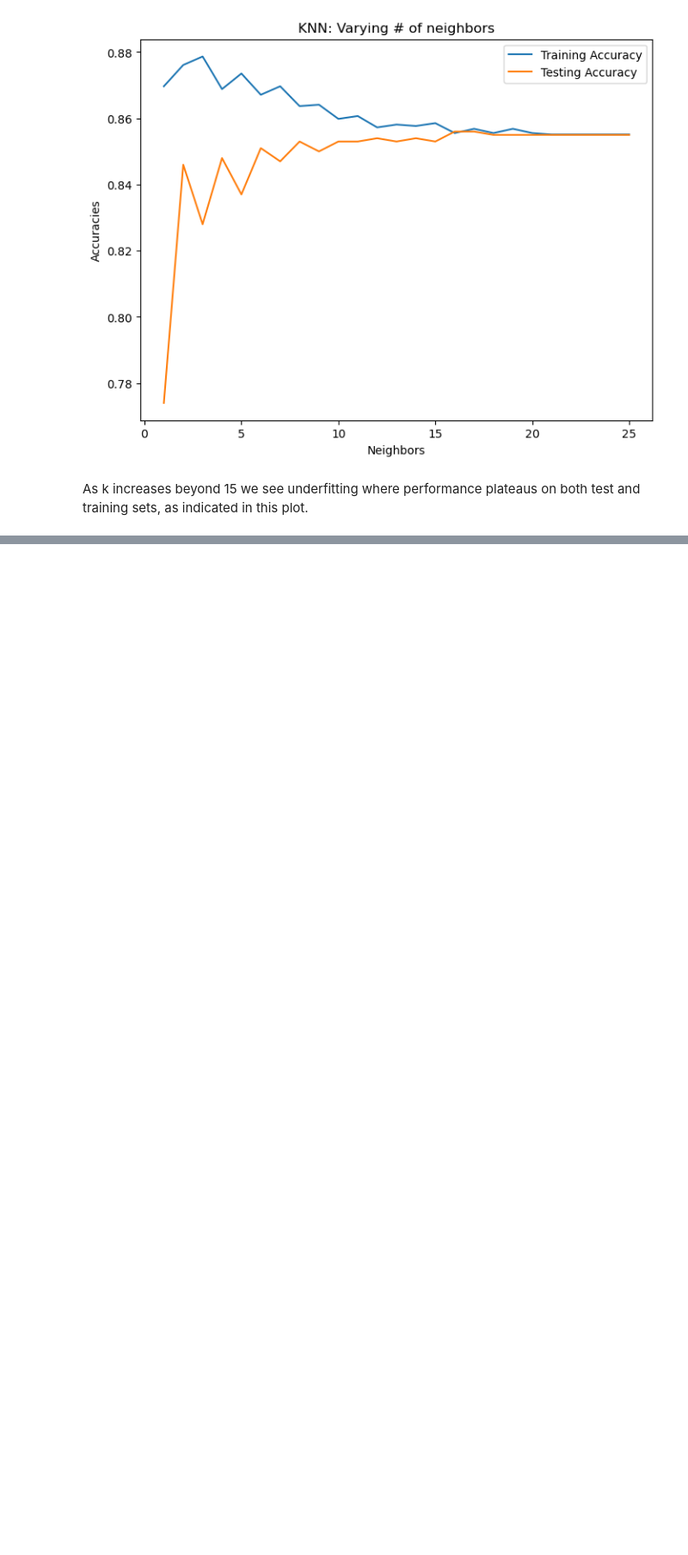
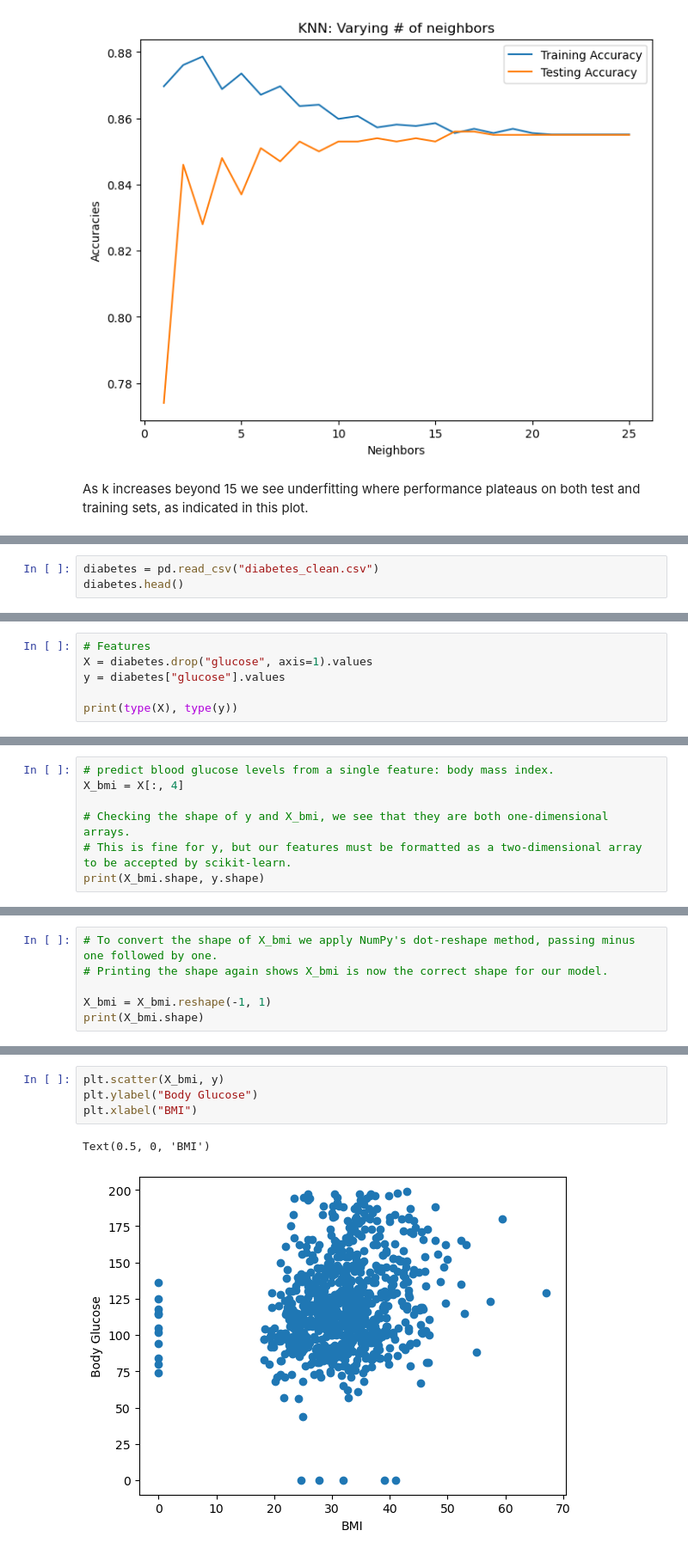
Before and after one commit to mwangi-george/Machine-Learning-Project, a Jupyter notebook: Supervised-Learning-with-Scikit-Learn/working_file.ipynb, the cells around one changed output, grey strips where cells are left out. Shown at 86% size. Saved outputs shown, nothing was run; the diff lists cells and outputs as text; blank space fills up the shorter version.

```diff
--- a/Supervised-Learning-with-Scikit-Learn/working_file.ipynb
+++ b/Supervised-Learning-with-Scikit-Learn/working_file.ipynb
@@ -172,0 +178,3 @@ As k increases beyond 15 we see underfitting where performance plateaus on both
+# %%
+diabetes = pd.read_csv("diabetes_clean.csv")
+diabetes.head()
@@ -172,0 +188,6 @@ As k increases beyond 15 we see underfitting where performance plateaus on both
+# %%
+# Features
+X = diabetes.drop("glucose", axis=1).values
+y = diabetes["glucose"].values
+
+print(type(X), type(y))
@@ -172,0 +198,7 @@ As k increases beyond 15 we see underfitting where performance plateaus on both
+# %%
+# predict blood glucose levels from a single feature: body mass index.
+X_bmi = X[:, 4]
+
+# Checking the shape of y and X_bmi, we see that they are both one-dimensional arrays.
+# This is fine for y, but our features must be formatted as a two-dimensional array to be accepted by scikit-learn.
+print(X_bmi.shape, y.shape)
@@ -172,0 +207,6 @@ As k increases beyond 15 we see underfitting where performance plateaus on both
+# %%
+# To convert the shape of X_bmi we apply NumPy's dot-reshape method, passing minus one followed by one.
+# Printing the shape again shows X_bmi is now the correct shape for our model.
+
+X_bmi = X_bmi.reshape(-1, 1)
+print(X_bmi.shape)
@@ -172,0 +220,7 @@ As k increases beyond 15 we see underfitting where performance plateaus on both
+# %%
+plt.scatter(X_bmi, y)
+plt.ylabel("Body Glucose")
+plt.xlabel("BMI")
+# %% [output]
+Text(0.5, 0, 'BMI')
+[figure, added]
```
Also changed, not shown: parts of 9 cells of this notebook.
